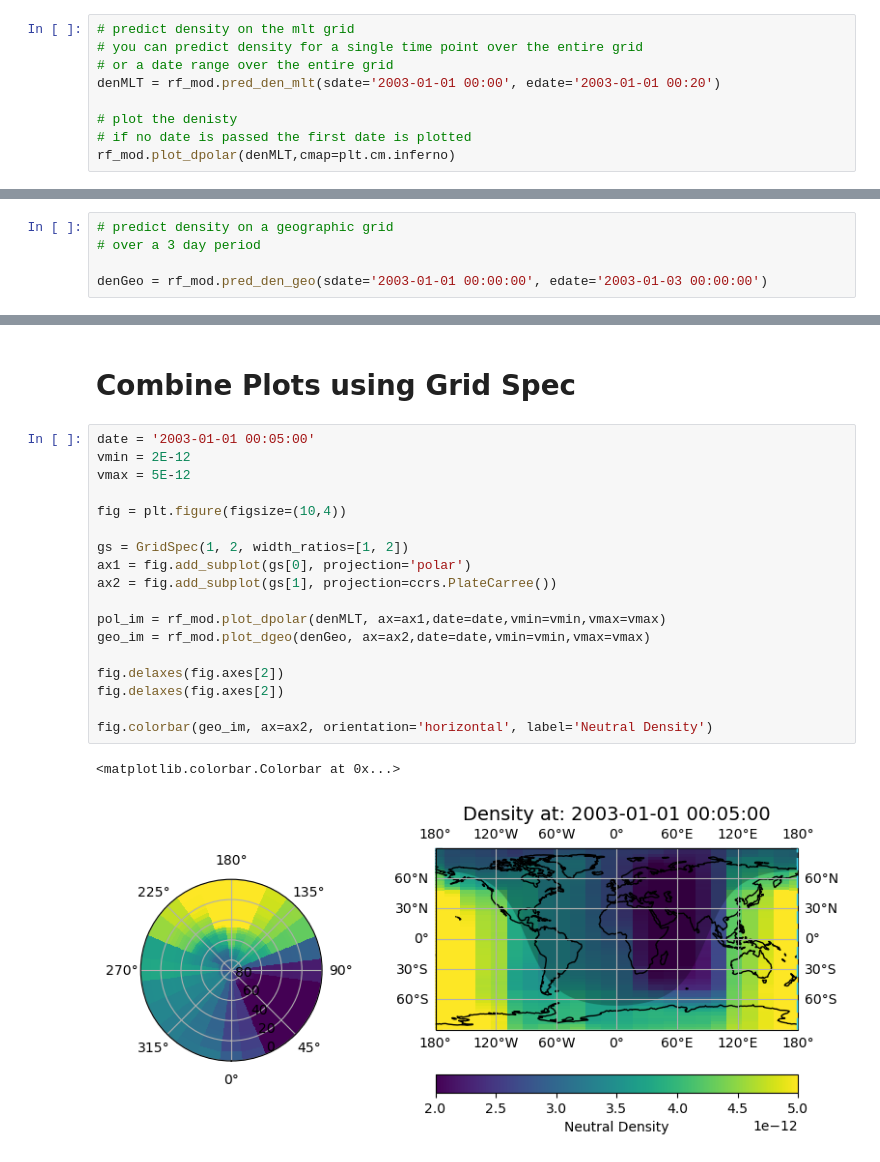
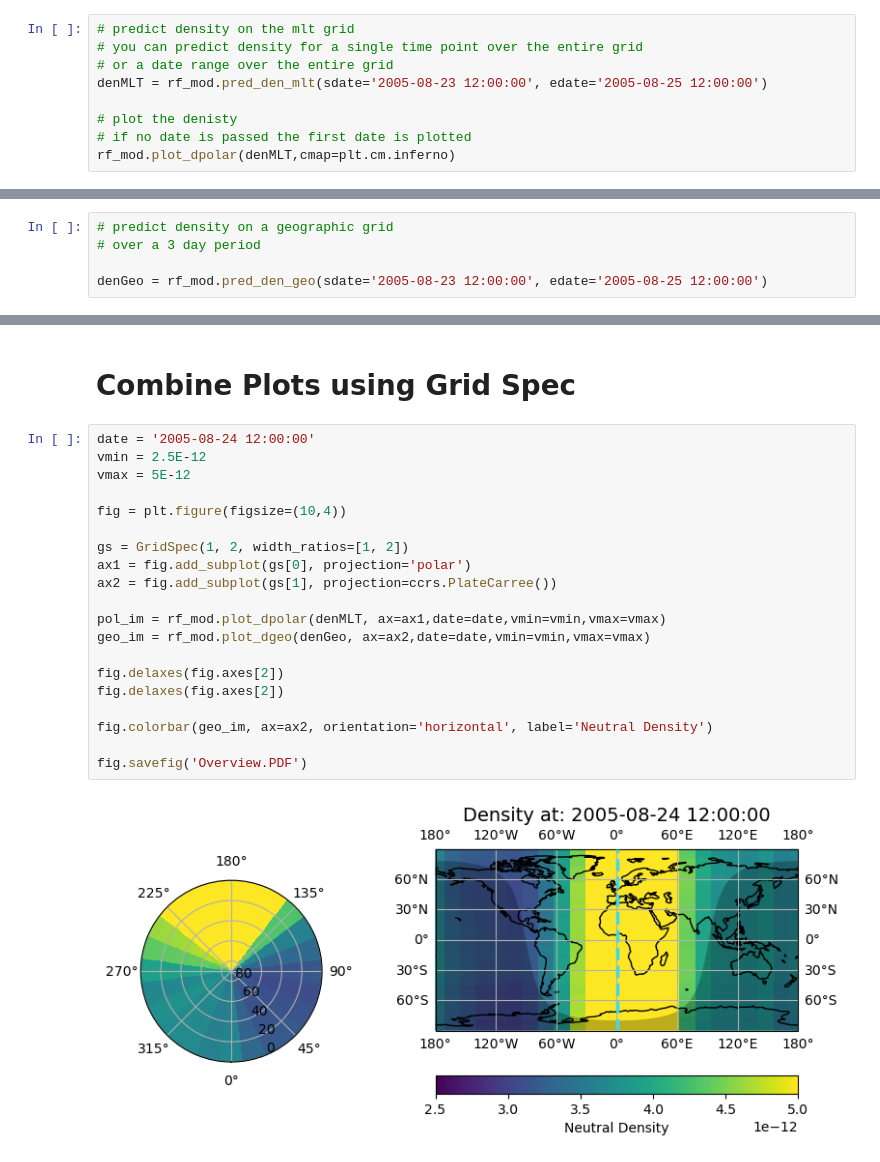
Before and after one commit to kylermurphy/mltdm, a Jupyter notebook: Notebooks/RF_predict.ipynb, the cells around one changed output, grey strips where cells are left out. Drawn from its saved outputs; the diff is of its cells as text.

```diff
--- a/Notebooks/RF_predict.ipynb
+++ b/Notebooks/RF_predict.ipynb
@@ -59,7 +61,7 @@ print(rf_mod.feat_cols)
 # predict density on the mlt grid
 # you can predict density for a single time point over the entire grid
 # or a date range over the entire grid
-denMLT = rf_mod.pred_den_mlt(sdate='2003-01-01 00:00', edate='2003-01-01 00:20')
+denMLT = rf_mod.pred_den_mlt(sdate='2005-08-23 12:00:00', edate='2005-08-25 12:00:00')
 
 # plot the denisty
 # if no date is passed the first date is plotted
@@ -81,7 +83,7 @@ rf_mod.plot_dpolar(denMLT,cmap=plt.cm.plasma, date='2003-01-01 00:15', vmin=2E-1
 # predict density on a geographic grid
 # over a 3 day period
 
-denGeo = rf_mod.pred_den_geo(sdate='2003-01-01 00:00:00', edate='2003-01-03 00:00:00')
+denGeo = rf_mod.pred_den_geo(sdate='2005-08-23 12:00:00', edate='2005-08-25 12:00:00')
 # %%
 # plot the density at specific time on the created figure
 fig2 = plt.figure()
@@ -100,23 +102,24 @@ rf_mod.plot_dgeo(denGeo, ax=ax2, date='2003-01-01 06:00:00')
 # %% [markdown]
 # Combine Plots using Grid Spec
 # %%
-date = '2003-01-01 00:05:00'
-vmin = 2E-12
+date = '2005-08-24 12:00:00'
+vmin = 2.5E-12
 vmax = 5E-12
 
 fig = plt.figure(figsize=(10,4))
 
 gs = GridSpec(1, 2, width_ratios=[1, 2])
 ax1 = fig.add_subplot(gs[0], projection='polar')
 ax2 = fig.add_subplot(gs[1], projection=ccrs.PlateCarree())
 
 pol_im = rf_mod.plot_dpolar(denMLT, ax=ax1,date=date,vmin=vmin,vmax=vmax)
 geo_im = rf_mod.plot_dgeo(denGeo, ax=ax2,date=date,vmin=vmin,vmax=vmax)
 
 fig.delaxes(fig.axes[2])
 fig.delaxes(fig.axes[2])
 
 fig.colorbar(geo_im, ax=ax2, orientation='horizontal', label='Neutral Density')
+
+fig.savefig('Overview.PDF')
 # %% [output]
-<matplotlib.colorbar.Colorbar at 0x...>
-[figure, old version]
+[figure, new version]
```
Also changed, not shown: parts of 5 cells of this notebook, 3 other files.
